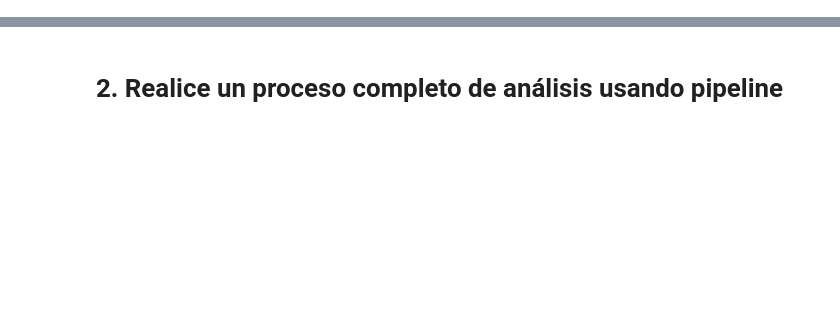
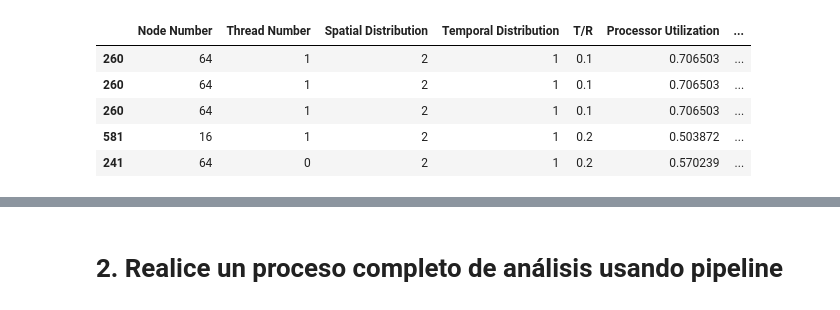
Before and after one commit to paulcardozo/Parcial2_IA, a Jupyter notebook: Parcial2.ipynb, the cells around one changed output, grey strips where cells are left out. Saved outputs shown, nothing was run; the diff lists cells and outputs as text; code cells hidden in the pictures; blank space fills up the shorter version.

```diff
--- a/Parcial2.ipynb
+++ b/Parcial2.ipynb
@@ -2,0 +179,9 @@
+# %%
+dataset.iloc[fronts[0][49]]
+# %% [output]
+|  | Node Number | Thread Number | Spatial Distribution | Temporal Distribution | T/R | Processor Utilization | ... |
+| 260 | 64 | 1 | 2 | 1 | 0.1 | 0.706503 | ... |
+| 260 | 64 | 1 | 2 | 1 | 0.1 | 0.706503 | ... |
+| 260 | 64 | 1 | 2 | 1 | 0.1 | 0.706503 | ... |
+| 581 | 16 | 1 | 2 | 1 | 0.2 | 0.503872 | ... |
+| 241 | 64 | 0 | 2 | 1 | 0.2 | 0.570239 | ... |
```
Also changed, not shown: parts of 22 cells of this notebook.
